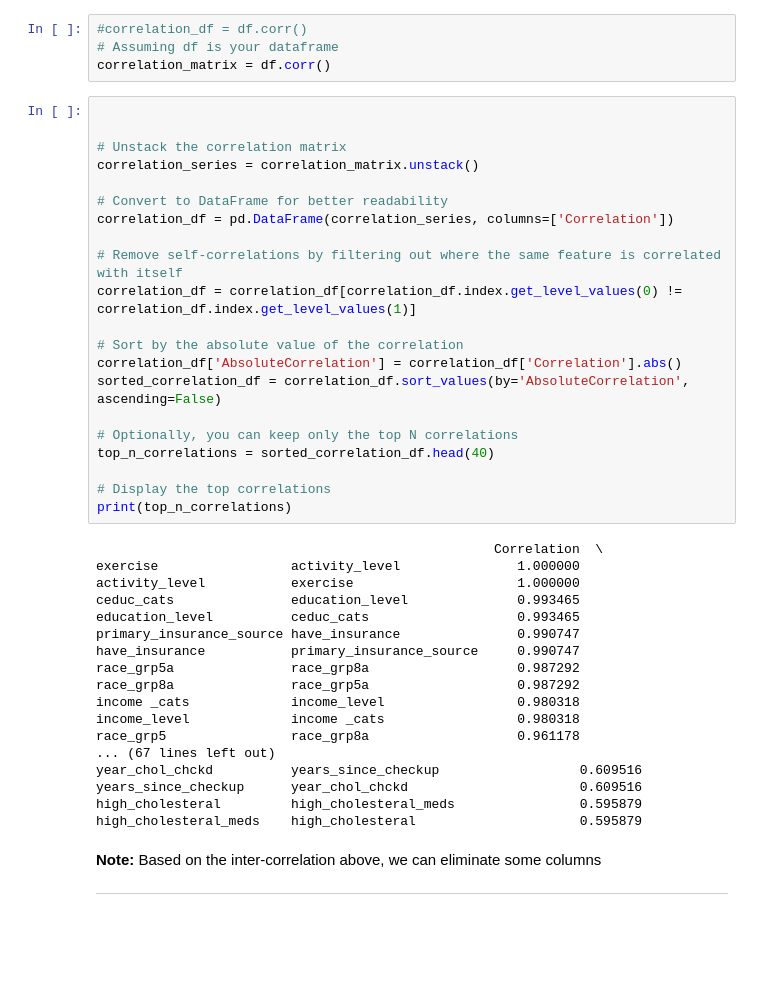
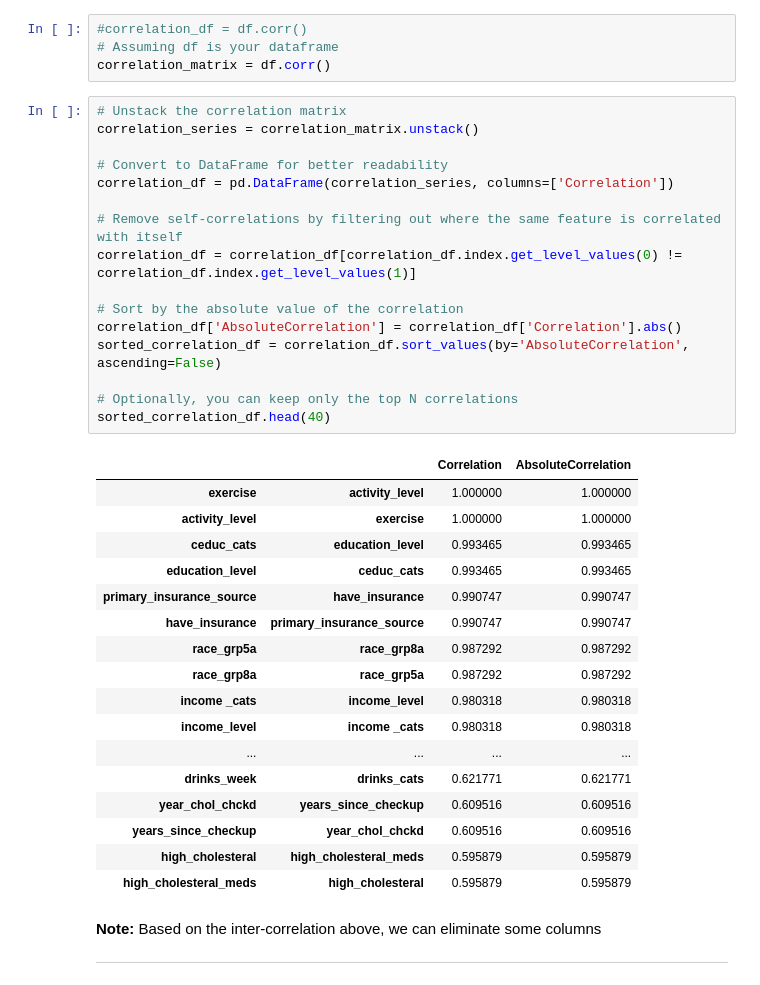
Before and after one commit to jflachman/DU-project-2, a Jupyter notebook: 2_data_analysis.ipynb, the cells around one changed output. Saved outputs shown, nothing was run; the diff lists cells and outputs as text; blank space fills up the shorter version.

```diff
--- a/2_data_analysis.ipynb
+++ b/2_data_analysis.ipynb
@@ -145,44 +146,39 @@ dtype: float64
 # Assuming df is your dataframe
 correlation_matrix = df.corr()
 # %%
-
-
 # Unstack the correlation matrix
 correlation_series = correlation_matrix.unstack()
 
 # Convert to DataFrame for better readability
 correlation_df = pd.DataFrame(correlation_series, columns=['Correlation'])
 
 # Remove self-correlations by filtering out where the same feature is correlated with itself
 correlation_df = correlation_df[correlation_df.index.get_level_values(0) != correlation_df.index.get_level_values(1)]
 
 # Sort by the absolute value of the correlation
 correlation_df['AbsoluteCorrelation'] = correlation_df['Correlation'].abs()
 sorted_correlation_df = correlation_df.sort_values(by='AbsoluteCorrelation', ascending=False)
 
 # Optionally, you can keep only the top N correlations
-top_n_correlations = sorted_correlation_df.head(40)
-
-# Display the top correlations
-print(top_n_correlations)
+sorted_correlation_df.head(40)
 # %% [output]
-                                                   Correlation  \
-exercise                 activity_level               1.000000
-activity_level           exercise                     1.000000
-ceduc_cats               education_level              0.993465
-education_level          ceduc_cats                   0.993465
-primary_insurance_source have_insurance               0.990747
-have_insurance           primary_insurance_source     0.990747
-race_grp5a               race_grp8a                   0.987292
-race_grp8a               race_grp5a                   0.987292
-income _cats             income_level                 0.980318
-income_level             income _cats                 0.980318
-race_grp5                race_grp8a                   0.961178
-... (67 lines left out)
-year_chol_chckd          years_since_checkup                  0.609516
-years_since_checkup      year_chol_chckd                      0.609516
-high_cholesteral         high_cholesteral_meds                0.595879
-high_cholesteral_meds    high_cholesteral                     0.595879
+|  |  | Correlation | AbsoluteCorrelation |
+| exercise | activity_level | 1.000000 | 1.000000 |
+| activity_level | exercise | 1.000000 | 1.000000 |
+| ceduc_cats | education_level | 0.993465 | 0.993465 |
+| education_level | ceduc_cats | 0.993465 | 0.993465 |
+| primary_insurance_source | have_insurance | 0.990747 | 0.990747 |
+| have_insurance | primary_insurance_source | 0.990747 | 0.990747 |
+| race_grp5a | race_grp8a | 0.987292 | 0.987292 |
+| race_grp8a | race_grp5a | 0.987292 | 0.987292 |
+| income _cats | income_level | 0.980318 | 0.980318 |
+| income_level | income _cats | 0.980318 | 0.980318 |
+| ... | ... | ... | ... |
+| drinks_week | drinks_cats | 0.621771 | 0.621771 |
+| year_chol_chckd | years_since_checkup | 0.609516 | 0.609516 |
+| years_since_checkup | year_chol_chckd | 0.609516 | 0.609516 |
+| high_cholesteral | high_cholesteral_meds | 0.595879 | 0.595879 |
+| high_cholesteral_meds | high_cholesteral | 0.595879 | 0.595879 |
 # %% [markdown]
 **Note:** Based on the inter-correlation above, we can eliminate some columns
 
```
Also changed, not shown: parts of 17 cells of this notebook, 3 other files.
